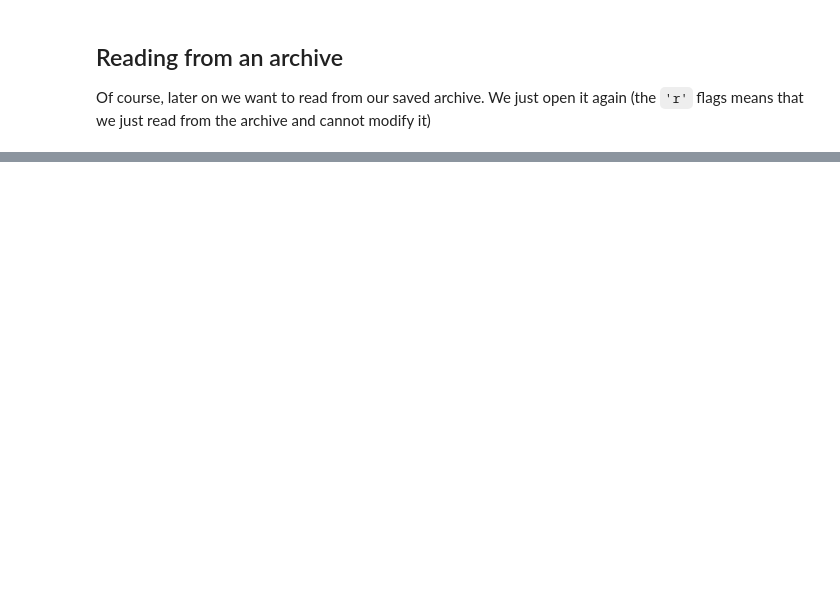
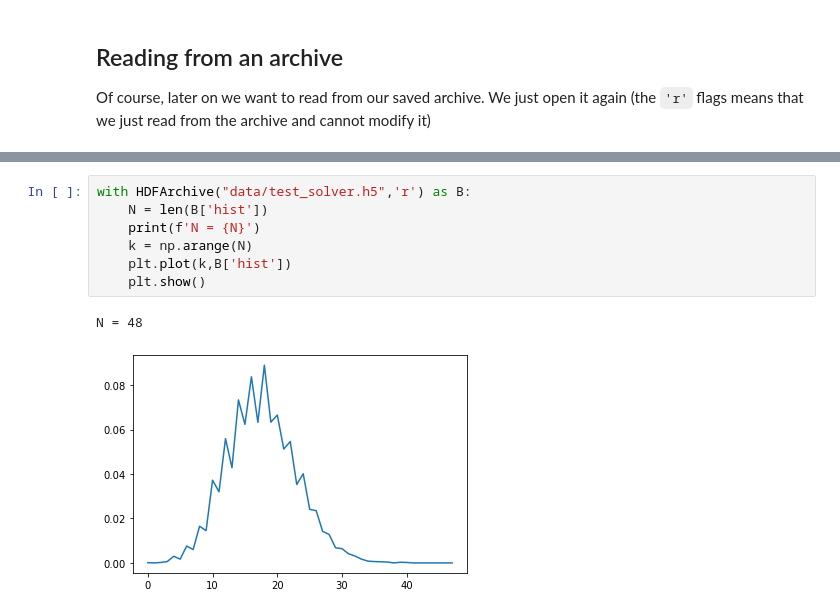
Before and after one commit to adrien-c-lopez/ctint_tutorial, a Jupyter notebook: examples/analysis.ipynb, the cells around one changed output, grey strips where cells are left out. Saved outputs shown, nothing was run; the diff lists cells and outputs as text; blank space fills up the shorter version.

```diff
--- a/examples/analysis.ipynb
+++ b/examples/analysis.ipynb
@@ -66,0 +29,10 @@ plt.show()
+# %%
+with HDFArchive("data/test_solver.h5",'r') as B:
+    N = len(B['hist'])
+    print(f'N = {N}')
+    k = np.arange(N)
+    plt.plot(k,B['hist'])
+    plt.show()
+# %% [output]
+N = 48
+[figure, added]
```
Also changed, not shown: parts of 7 cells of this notebook, 7 other files.
